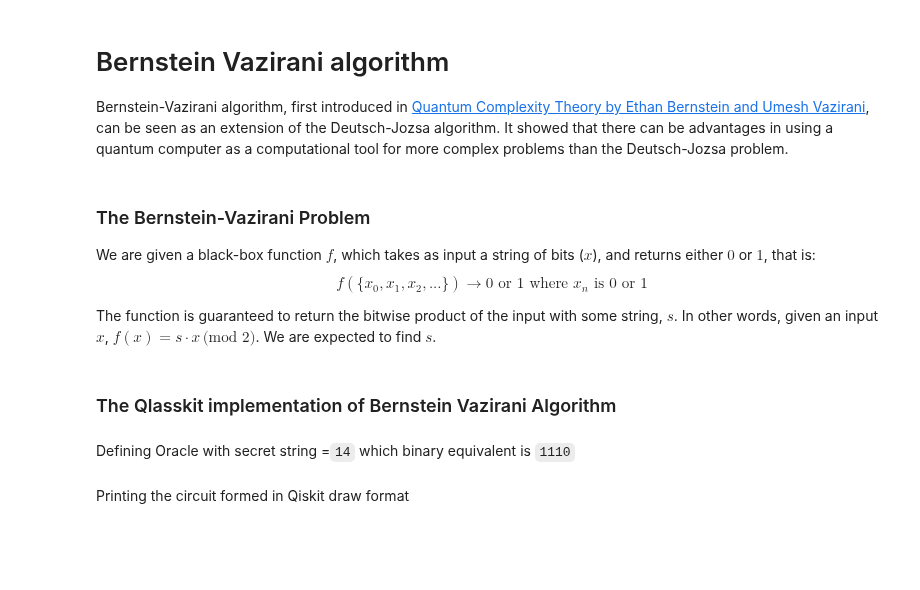
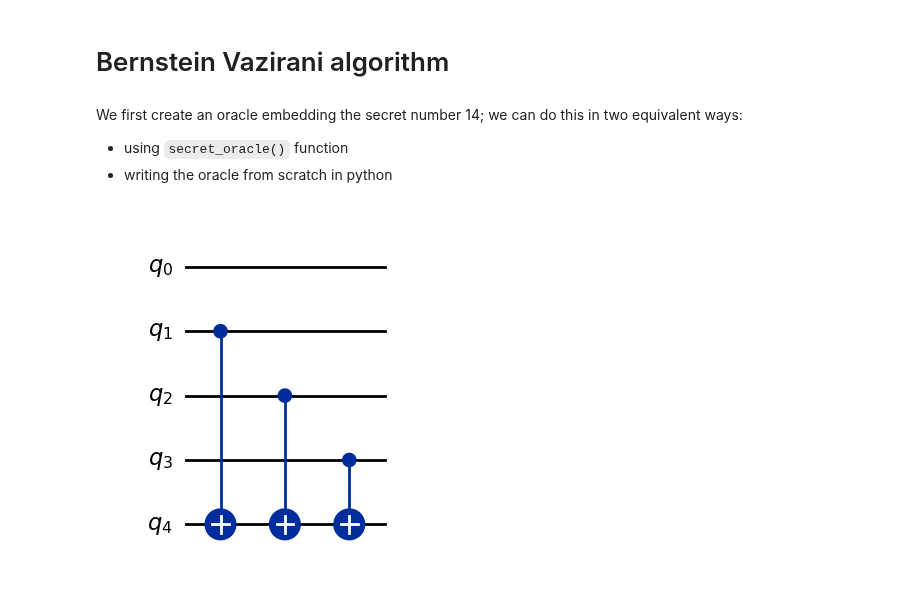
Before and after one commit to dakk/qlasskit, a Jupyter notebook: docs/source/example_bernstein_vazirani.ipynb, the cells around one changed output. Drawn from its saved outputs; the diff is of its cells as text; code cells hidden in the pictures; blank space fills up the shorter version.

```diff
--- a/docs/source/example_bernstein_vazirani.ipynb
+++ b/docs/source/example_bernstein_vazirani.ipynb
@@ -1,23 +1,17 @@
-# %% [markdown]
-# Bernstein Vazirani algorithm
-Bernstein-Vazirani algorithm, first introduced in [Quantum Complexity Theory by Ethan Bernstein and Umesh Vazirani](https://epubs.siam.org/doi/10.1137/S0097539796300921), can be seen as an extension of the Deutsch-Jozsa algorithm. It showed that there can be advantages in using a quantum computer as a computational tool for more complex problems than the Deutsch-Jozsa problem.
-# %% [markdown]
-### The Bernstein-Vazirani Problem <a id='bvproblem'> </a>
-
-We are given a black-box function $f$, which takes as input a string of bits ($x$), and returns either $0$ or $1$, that is:
-$$f(\{x_0,x_1,x_2,...\}) \rightarrow 0 \textrm{ or } 1 \textrm{ where } x_n \textrm{ is }0 \textrm{ or } 1  $$
-
-The function is guaranteed to return the bitwise product of the input with some string, $s$. In other words, given an input $x$, $f(x) = s \cdot x \, \text{(mod 2)}$. We are expected to find $s$.
 # %% [markdown]
-### The Qlasskit implementation of Bernstein Vazirani Algorithm
+# Bernstein Vazirani algorithm
-# %% [markdown]
-Defining Oracle with secret string =`14` which binary equivalent is `1110`
+# %% [markdown]
+We first create an oracle embedding the secret number 14; we can do this in two equivalent ways:
+- using `secret_oracle()` function
+- writing the oracle from scratch in python
 # %%
-from qlasskit import qlassf, Qint, Qint2,Qint4
+from qlasskit import qlassf, Qint
 
 @qlassf
 def oracle(x: Qint[4]) -> bool:
-    s=Qint4(14)
-    return ((x[0]&s[0])^(x[1]&s[1])^(x[2]&s[2])^(x[3]&s[3]))
+    s = Qint4(14)
+    return (x[0] & s[0]) ^ (x[1] & s[1]) ^ (x[2] & s[2]) ^ (x[3] & s[3])
+
+oracle.export("qiskit").draw("mpl")
+# %% [output]
+[figure, added]
-# %% [markdown]
-Printing the circuit formed in Qiskit draw format
```
Also changed, not shown: parts of 11 cells of this notebook, 1 other file.
